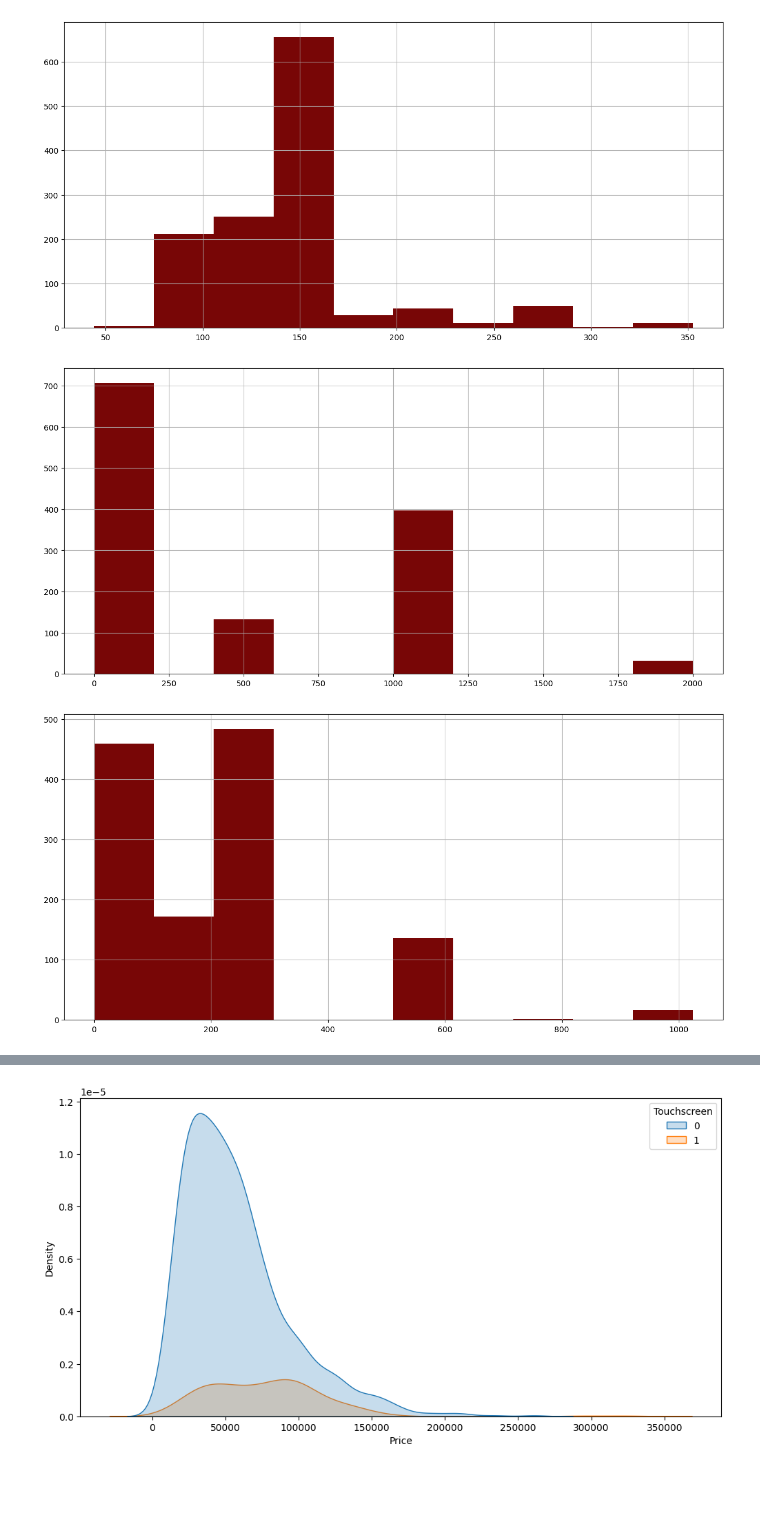
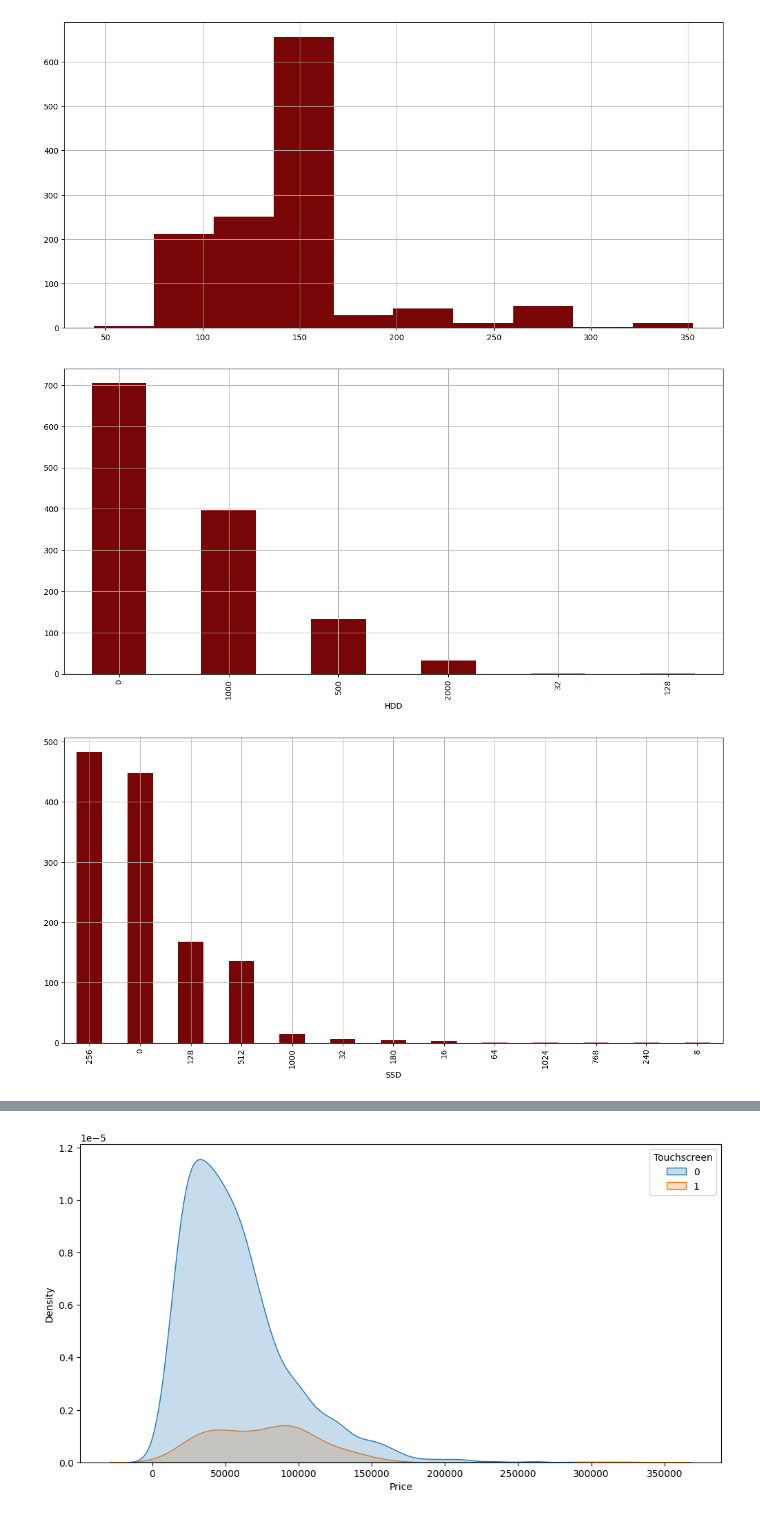
Before and after one commit to sanskratis17/laptop-price-pridiction, a Jupyter notebook: laptop_price_prediction.ipynb, the cells around one changed output, grey strips where cells are left out. Drawn from its saved outputs; the diff is of its cells as text; code cells hidden in the pictures; blank space fills up the shorter version.

```diff
--- a/laptop_price_prediction.ipynb
+++ b/laptop_price_prediction.ipynb
@@ -179,0 +202,7 @@ laptop_df[laptop_df['Price']>300000]
+# %%
+laptop_df['HDD'] = laptop_df['HDD'].astype('object')
+laptop_df['Ram'] = laptop_df['Ram'].astype('object')
+laptop_df['Touchscreen'] = laptop_df['Touchscreen'].astype('object')
+laptop_df['SSD'] = laptop_df['SSD'].astype('object')
+laptop_df['Flash_Storage'] = laptop_df['Flash_Storage'].astype('object')
+laptop_df['Hybrid'] = laptop_df['Hybrid'].astype('object')
@@ -180,3 +229,5 @@ laptop_df[laptop_df['Price']>300000]
+# %%
+laptop_df['Ips'] = laptop_df['Ips'].astype('object')
 # %% [markdown]
 ##EDA
 # %%
@@ -212,13 +275,13 @@ plt.grid()
 [figure]
 # %%
 plt.figure(figsize  = (15,7))
-plt.hist(laptop_df['HDD'] ,color='#780606')
+laptop_df['HDD'].value_counts().plot.bar(color='#780606')
 plt.grid()
 # %% [output]
-[figure, old version]
+[figure, new version]
 # %%
 plt.figure(figsize  = (15,7))
-plt.hist(laptop_df['SSD'] ,color='#780606')
+laptop_df['SSD'].value_counts().plot.bar(color='#780606')
 plt.grid()
 # %% [output]
-[figure, old version]
+[figure, new version]
```
Also changed, not shown: parts of 73 cells of this notebook.
